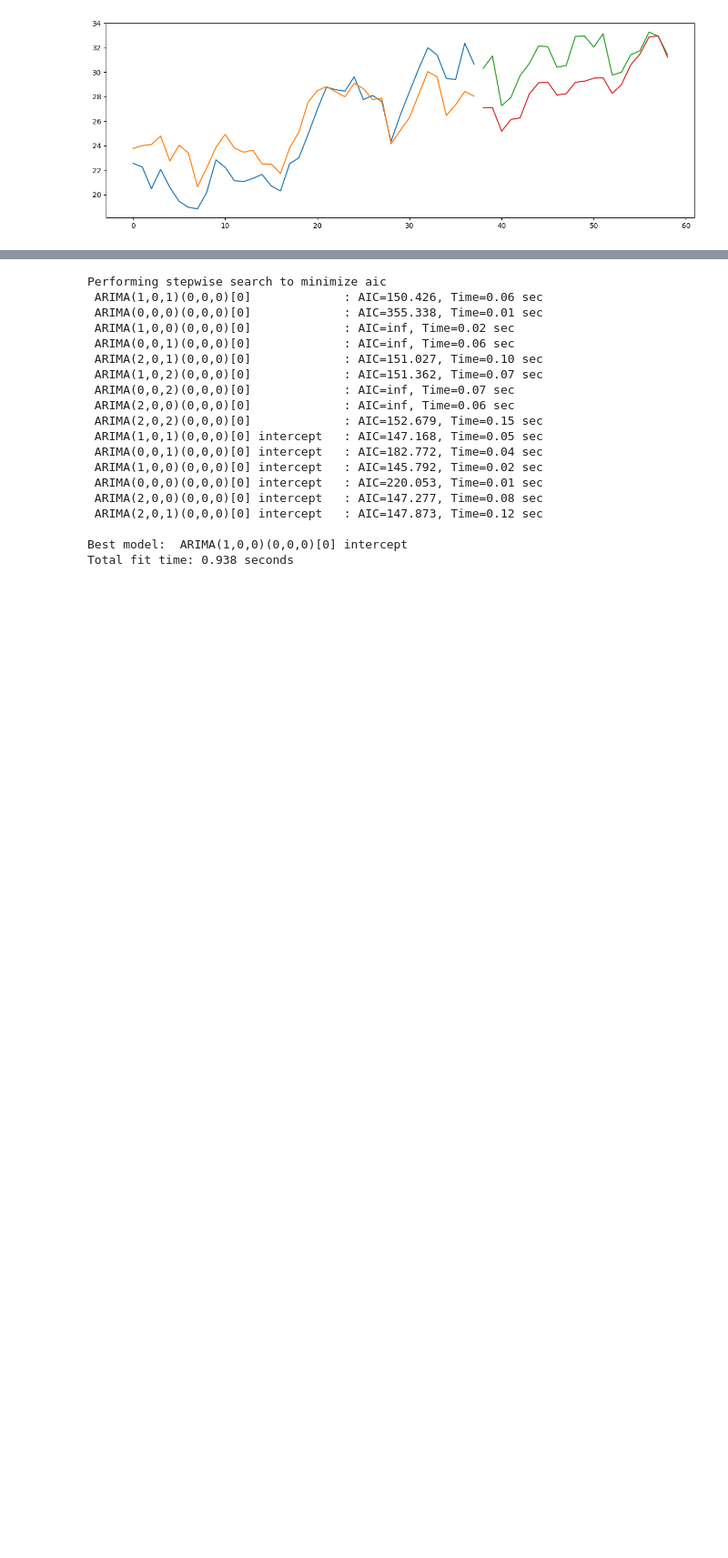
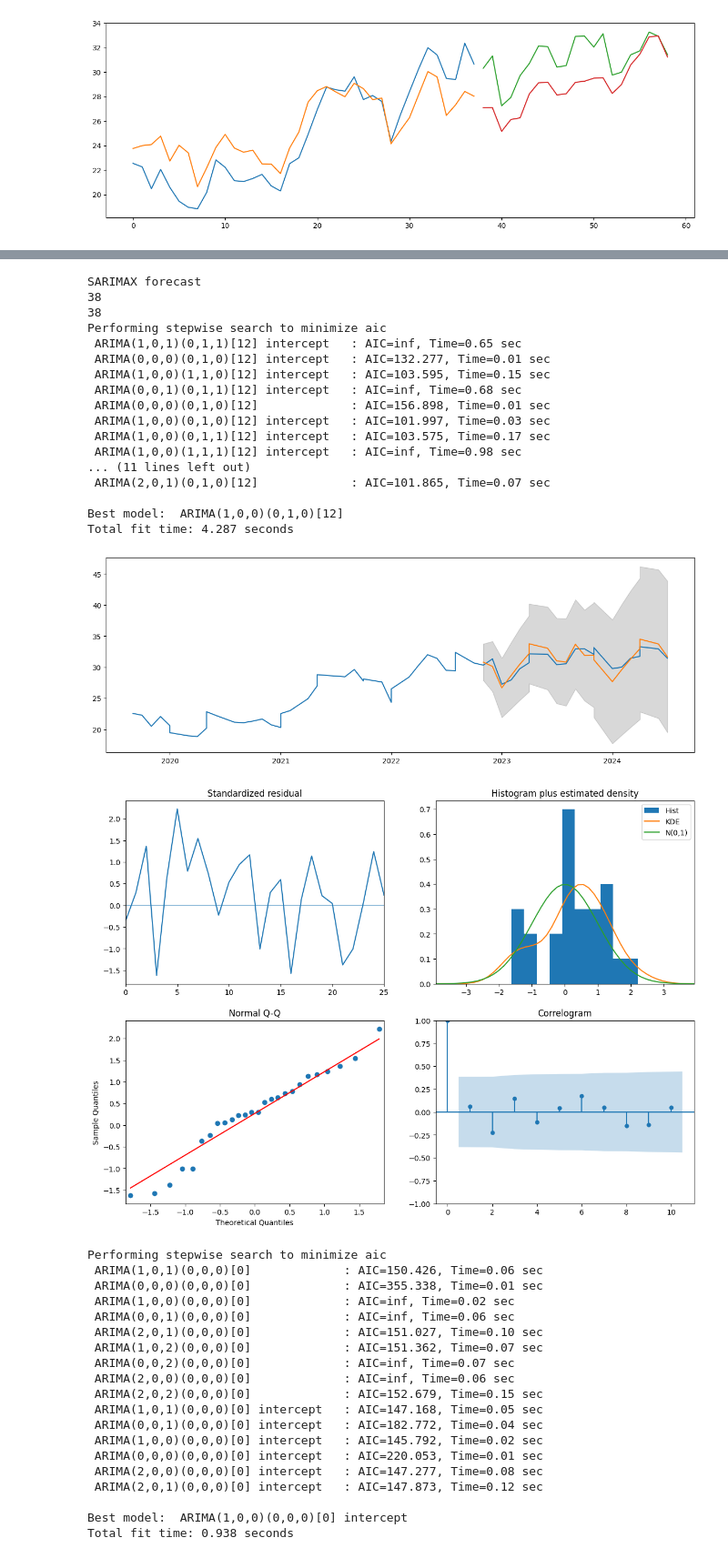
Before and after one commit to gckang/ds-nyc-ride-services-proj, a Jupyter notebook: scripts/data_analysis.ipynb, the cells around one changed output, grey strips where cells are left out. Shown at 91% size. Cells and saved outputs as stored; diff of their text form; code cells hidden in the pictures; blank space fills up the shorter version.

```diff
--- a/scripts/data_analysis.ipynb
+++ b/scripts/data_analysis.ipynb
@@ -465,3 +552,25 @@ ax.plot(x_test, test)
+# %%
+arima(True)
+# %% [output]
+SARIMAX forecast
+38
+38
+Performing stepwise search to minimize aic
+ ARIMA(1,0,1)(0,1,1)[12] intercept   : AIC=inf, Time=0.65 sec
+ ARIMA(0,0,0)(0,1,0)[12] intercept   : AIC=132.277, Time=0.01 sec
+ ARIMA(1,0,0)(1,1,0)[12] intercept   : AIC=103.595, Time=0.15 sec
+ ARIMA(0,0,1)(0,1,1)[12] intercept   : AIC=inf, Time=0.68 sec
+ ARIMA(0,0,0)(0,1,0)[12]             : AIC=156.898, Time=0.01 sec
+ ARIMA(1,0,0)(0,1,0)[12] intercept   : AIC=101.997, Time=0.03 sec
+ ARIMA(1,0,0)(0,1,1)[12] intercept   : AIC=103.575, Time=0.17 sec
+ ARIMA(1,0,0)(1,1,1)[12] intercept   : AIC=inf, Time=0.98 sec
+... (11 lines left out)
+ ARIMA(2,0,1)(0,1,0)[12]             : AIC=101.865, Time=0.07 sec
+
+Best model:  ARIMA(1,0,0)(0,1,0)[12]
+Total fit time: 4.287 seconds
+[figure, added]
+[figure, added]
 # %%
 model = auto_arima(train.iloc[:,0], exogenous=train.iloc[:,1],start_p=1, start_q=1,
                       test='adf',
```
Also changed, not shown: parts of 9 cells of this notebook.
